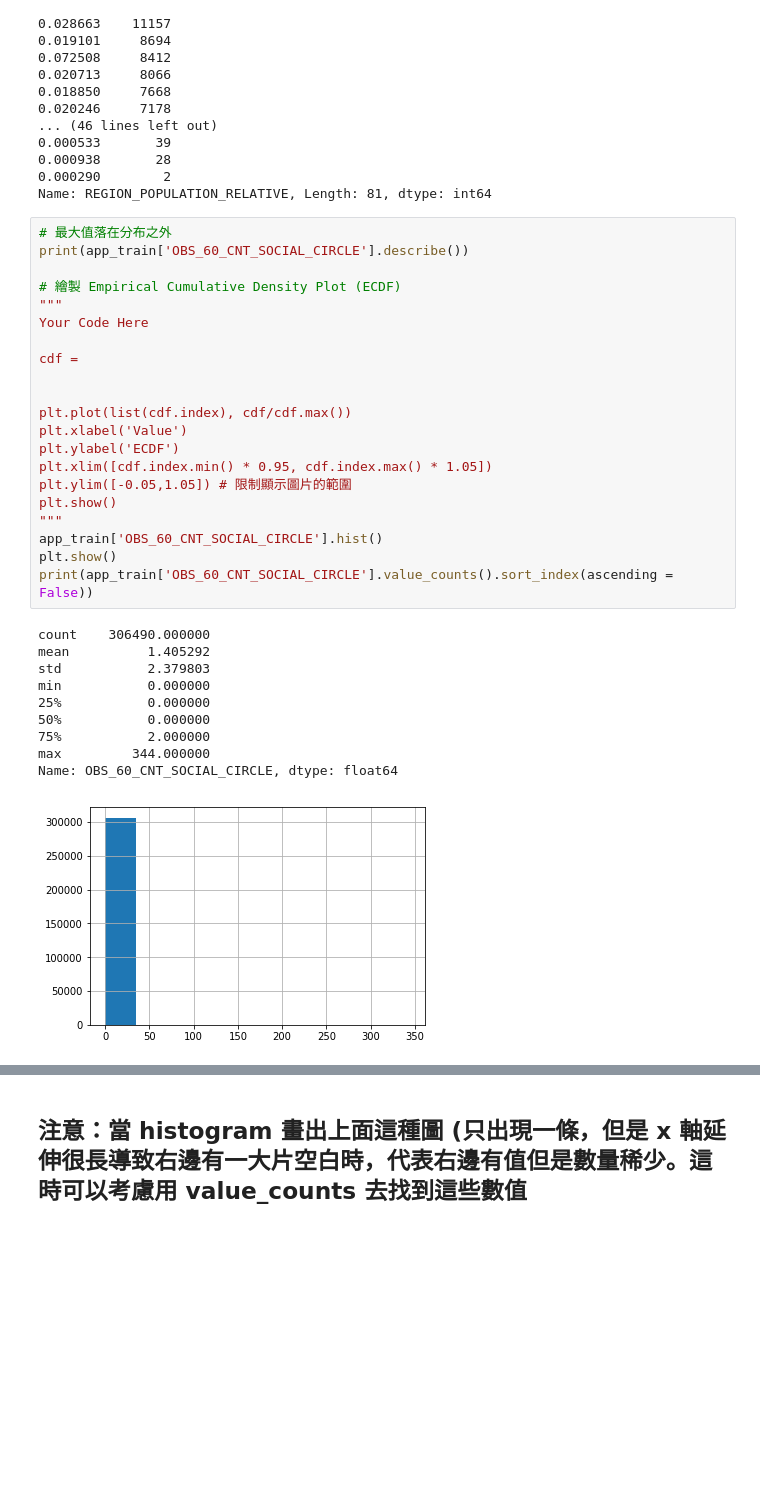
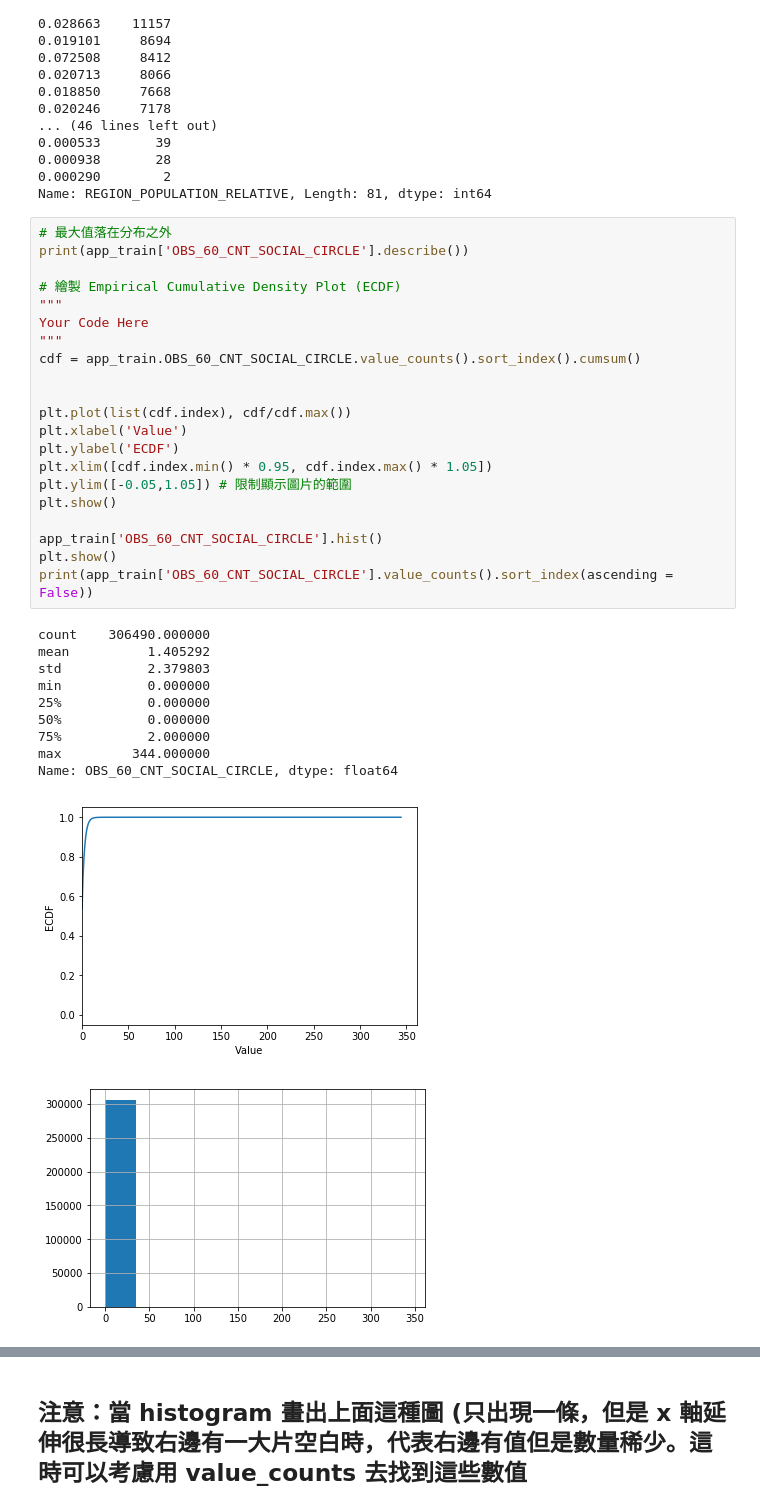
Before and after one commit to andyliu770928/ML100-DAYS, a Jupyter notebook: homework/Day_006_HW.ipynb, the cells around one changed output, grey strips where cells are left out. Cells and saved outputs as stored; diff of their text form; blank space fills up the shorter version.

Commit message:
update plot

```diff
--- a/homework/Day_006_HW.ipynb
+++ b/homework/Day_006_HW.ipynb
@@ -187,35 +187,36 @@ Name: REGION_POPULATION_RELATIVE, Length: 81, dtype: int64
 # %%
 # 最大值落在分布之外
 print(app_train['OBS_60_CNT_SOCIAL_CIRCLE'].describe())
 
 # 繪製 Empirical Cumulative Density Plot (ECDF)
 """
 Your Code Here
-
-cdf =
+"""
+cdf = app_train.OBS_60_CNT_SOCIAL_CIRCLE.value_counts().sort_index().cumsum()
 
 
 plt.plot(list(cdf.index), cdf/cdf.max())
 plt.xlabel('Value')
 plt.ylabel('ECDF')
 plt.xlim([cdf.index.min() * 0.95, cdf.index.max() * 1.05])
 plt.ylim([-0.05,1.05]) # 限制顯示圖片的範圍
 plt.show()
-"""
+
 app_train['OBS_60_CNT_SOCIAL_CIRCLE'].hist()
 plt.show()
 print(app_train['OBS_60_CNT_SOCIAL_CIRCLE'].value_counts().sort_index(ascending = False))
 # %% [output]
 count    306490.000000
 mean          1.405292
 std           2.379803
 min           0.000000
 25%           0.000000
 50%           0.000000
 75%           2.000000
 max         344.000000
 Name: OBS_60_CNT_SOCIAL_CIRCLE, dtype: float64
-[figure, old version]
+[figure, new version]
+[figure, added]
 344.0         1
 47.0          1
 30.0          1
```
